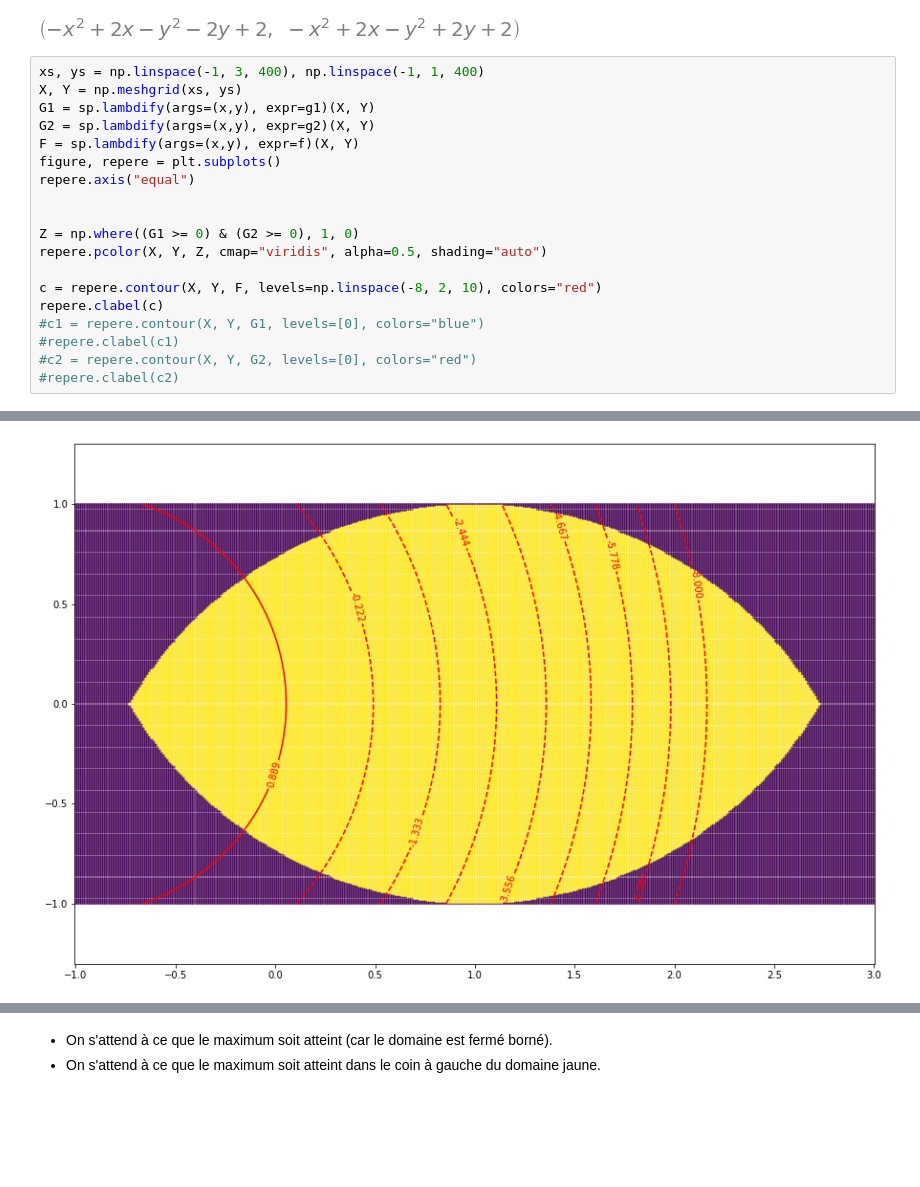
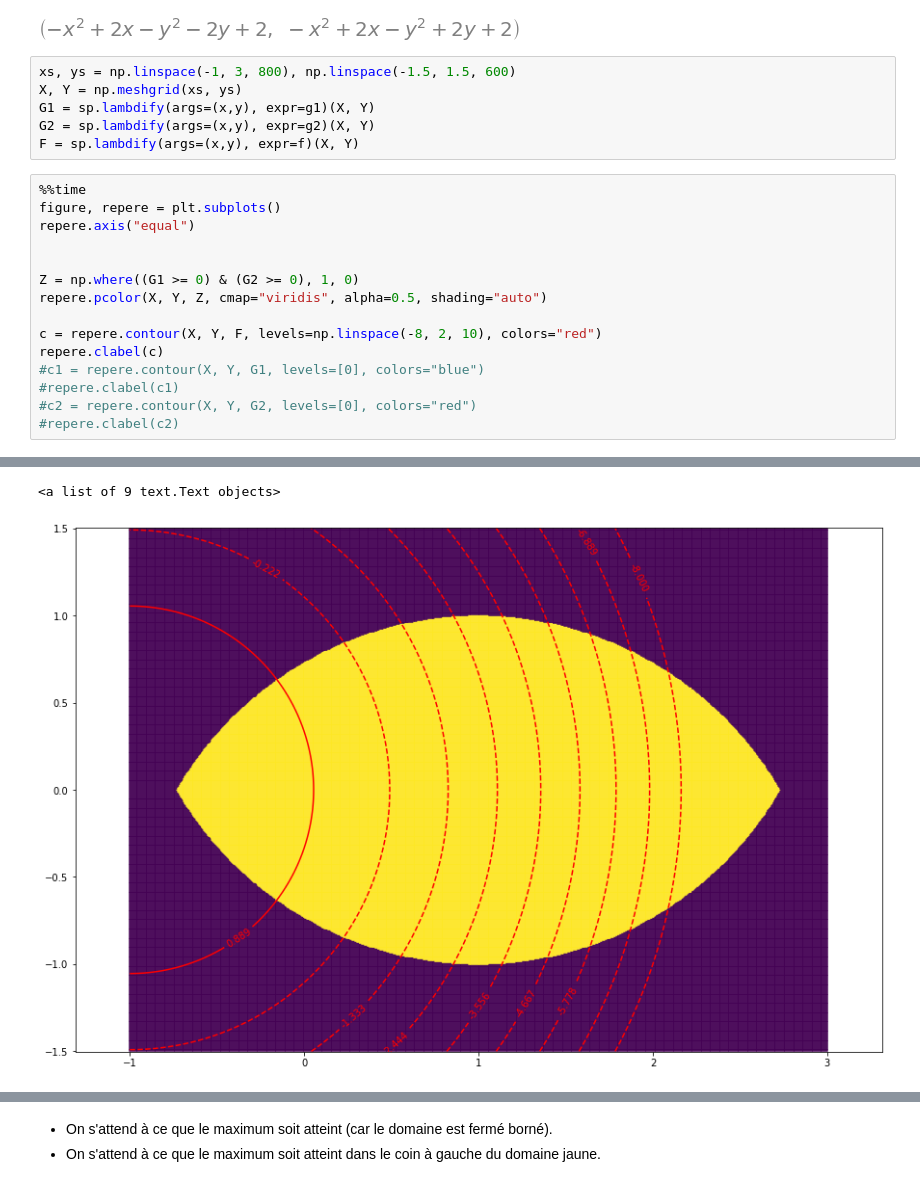
Before and after one commit to MECEN-TOURS/SI-2020-2021, a Jupyter notebook: exercice_introductif/Exercices.ipynb, the cells around one changed output, grey strips where cells are left out. Cells and saved outputs as stored; diff of their text form; blank space fills up the shorter version.

```diff
--- a/exercice_introductif/Exercices.ipynb
+++ b/exercice_introductif/Exercices.ipynb
@@ -48,12 +48,14 @@ g2 = 2 + 2 * x + 2 * y - x ** 2 - y ** 2
 g1, g2
 # %% [output]
 [figure]
+# %%
+xs, ys = np.linspace(-1, 3, 800), np.linspace(-1.5, 1.5, 600)
+X, Y = np.meshgrid(xs, ys)
+G1 = sp.lambdify(args=(x,y), expr=g1)(X, Y)
+G2 = sp.lambdify(args=(x,y), expr=g2)(X, Y)
+F = sp.lambdify(args=(x,y), expr=f)(X, Y)
 # %%
-xs, ys = np.linspace(-1, 3, 400), np.linspace(-1, 1, 400)
-X, Y = np.meshgrid(xs, ys)
-G1 = sp.lambdify(args=(x,y), expr=g1)(X, Y)
-G2 = sp.lambdify(args=(x,y), expr=g2)(X, Y)
-F = sp.lambdify(args=(x,y), expr=f)(X, Y)
+%%time
 figure, repere = plt.subplots()
 repere.axis("equal")
 
@@ -72 +75,2 @@ repere.clabel(c)
+<a list of 9 text.Text objects>
-[figure, old version]
+[figure, new version]
```
Also changed, not shown: parts of 6 cells of this notebook.
